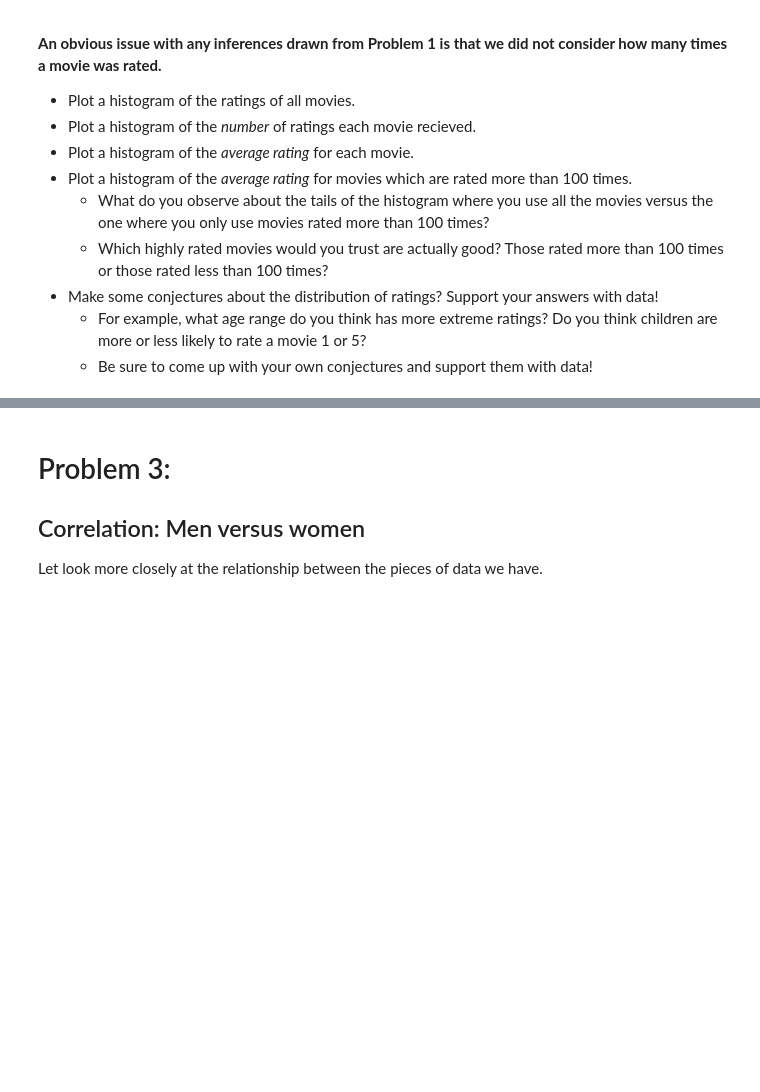
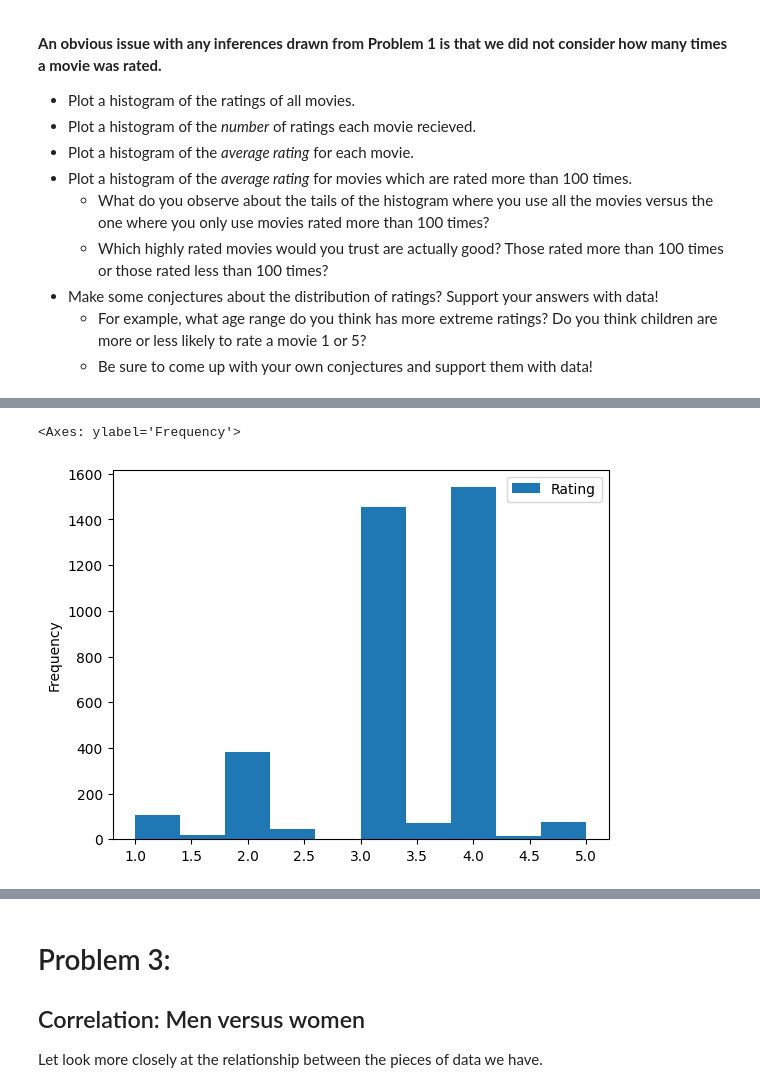
Before and after one commit to MOOwuttichai/project_dataWDkku, a Jupyter notebook: Project2_66.ipynb, the cells around one changed output, grey strips where cells are left out. Drawn from its saved outputs; the diff is of its cells as text; code cells hidden in the pictures; blank space fills up the shorter version.

```diff
--- a/Project2_66.ipynb
+++ b/Project2_66.ipynb
@@ -161,0 +200,5 @@ dtype: int64
+# %%
+T_rating_hist1.plot.hist()
+# %% [output]
+<Axes: ylabel='Frequency'>
+[figure, added]
```
Also changed, not shown: parts of 11 cells of this notebook.
